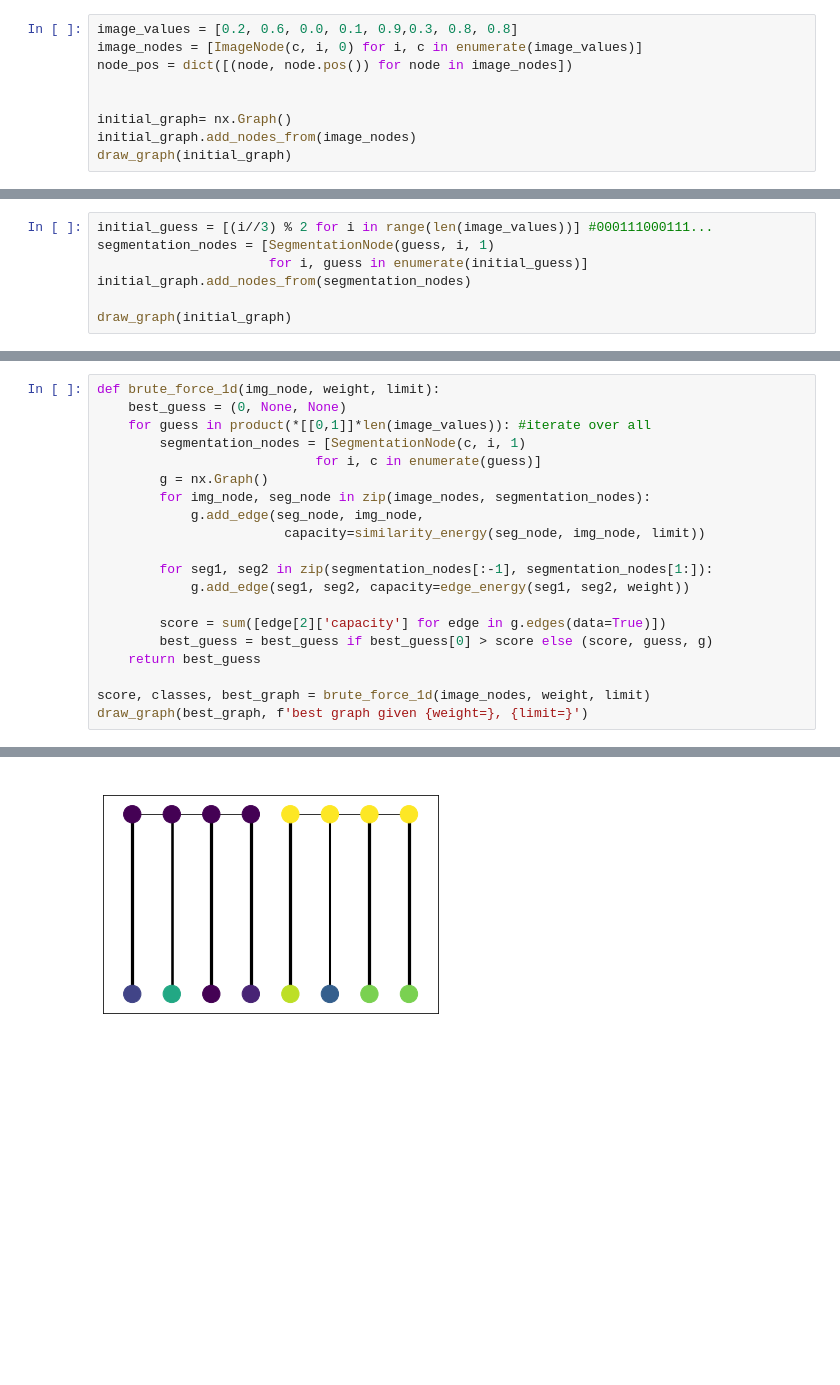
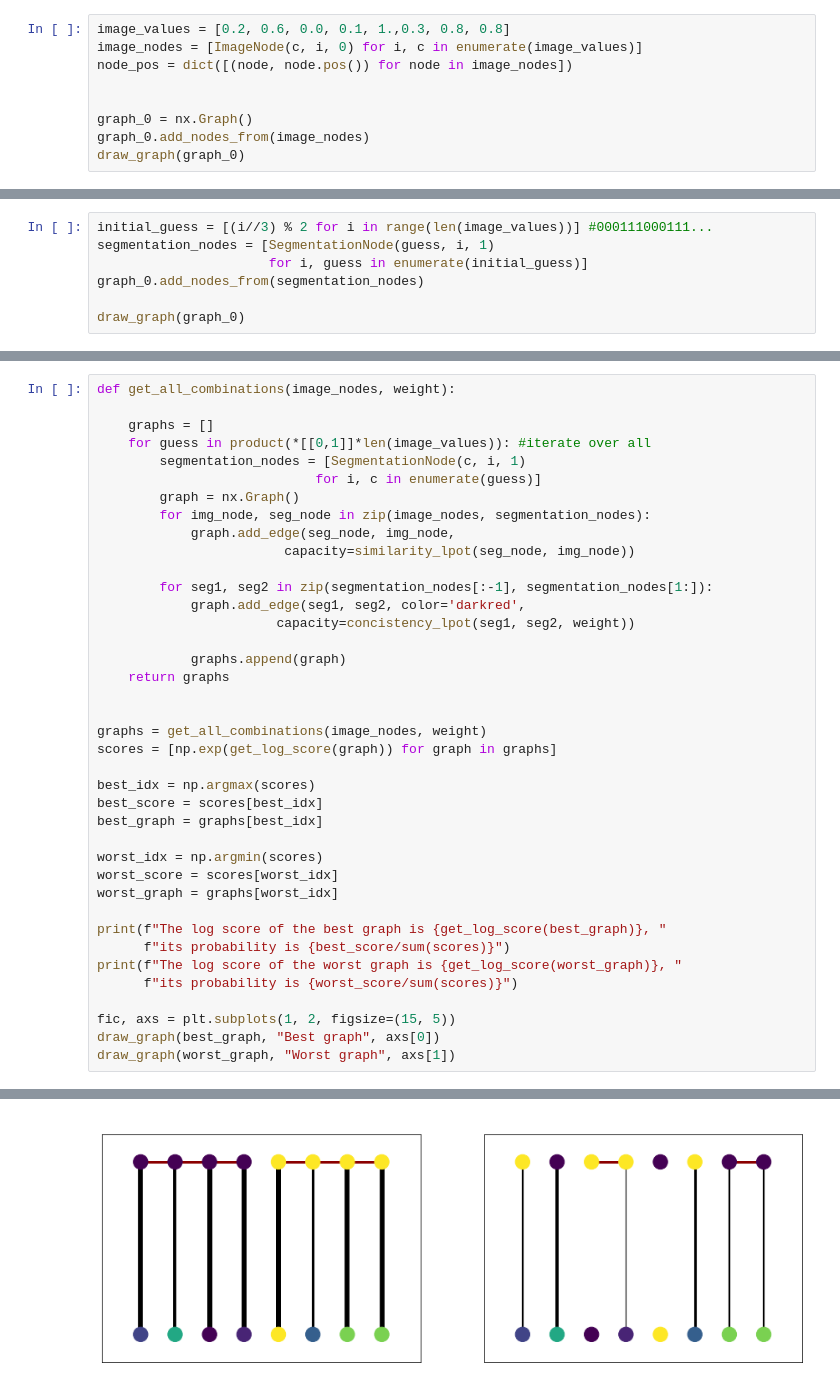
Before and after one commit to emillma/TTK8102_mrf, a Jupyter notebook: src/mrf/graph_cut.ipynb, the cells around one changed output, grey strips where cells are left out. Cells and saved outputs as stored; diff of their text form; blank space fills up the shorter version.

```diff
--- a/src/mrf/graph_cut.ipynb
+++ b/src/mrf/graph_cut.ipynb
@@ -57,10 +55,10 @@ First let us look at a 1d example to get an intuition of how this algorithm work
 # %%
-image_values = [0.2, 0.6, 0.0, 0.1, 0.9,0.3, 0.8, 0.8]
+image_values = [0.2, 0.6, 0.0, 0.1, 1.,0.3, 0.8, 0.8]
 image_nodes = [ImageNode(c, i, 0) for i, c in enumerate(image_values)]
 node_pos = dict([(node, node.pos()) for node in image_nodes])
 
 
-initial_graph= nx.Graph()
-initial_graph.add_nodes_from(image_nodes)
-draw_graph(initial_graph)
+graph_0 = nx.Graph()
+graph_0.add_nodes_from(image_nodes)
+draw_graph(graph_0)
 # %% [output]
@@ -69,7 +69,7 @@ draw_graph(initial_graph)
 initial_guess = [(i//3) % 2 for i in range(len(image_values))] #000111000111...
 segmentation_nodes = [SegmentationNode(guess, i, 1)
                       for i, guess in enumerate(initial_guess)]
-initial_graph.add_nodes_from(segmentation_nodes)
+graph_0.add_nodes_from(segmentation_nodes)
 
-draw_graph(initial_graph)
+draw_graph(graph_0)
 # %% [output]
@@ -100,21 +115,40 @@ draw_graph(initial_graph)
 # %%
-def brute_force_1d(img_node, weight, limit):
-    best_guess = (0, None, None)
+def get_all_combinations(image_nodes, weight):
+
+    graphs = []
     for guess in product(*[[0,1]]*len(image_values)): #iterate over all
         segmentation_nodes = [SegmentationNode(c, i, 1)
                             for i, c in enumerate(guess)]
-        g = nx.Graph()
+        graph = nx.Graph()
         for img_node, seg_node in zip(image_nodes, segmentation_nodes):
-            g.add_edge(seg_node, img_node,
-                        capacity=similarity_energy(seg_node, img_node, limit))
+            graph.add_edge(seg_node, img_node,
+                        capacity=similarity_lpot(seg_node, img_node))
 
         for seg1, seg2 in zip(segmentation_nodes[:-1], segmentation_nodes[1:]):
-            g.add_edge(seg1, seg2, capacity=edge_energy(seg1, seg2, weight))
+            graph.add_edge(seg1, seg2, color='darkred',
+                       capacity=concistency_lpot(seg1, seg2, weight))
 
-        score = sum([edge[2]['capacity'] for edge in g.edges(data=True)])
-        best_guess = best_guess if best_guess[0] > score else (score, guess, g)
-    return best_guess
+            graphs.append(graph)
+    return graphs
 
-score, classes, best_graph = brute_force_1d(image_nodes, weight, limit)
-draw_graph(best_graph, f'best graph given {weight=}, {limit=}')
+
+graphs = get_all_combinations(image_nodes, weight)
+scores = [np.exp(get_log_score(graph)) for graph in graphs]
+
+best_idx = np.argmax(scores)
+best_score = scores[best_idx]
+best_graph = graphs[best_idx]
+
+worst_idx = np.argmin(scores)
+worst_score = scores[worst_idx]
+worst_graph = graphs[worst_idx]
+
+print(f"The log score of the best graph is {get_log_score(best_graph)}, "
+      f"its probability is {best_score/sum(scores)}")
+print(f"The log score of the worst graph is {get_log_score(worst_graph)}, "
+      f"its probability is {worst_score/sum(scores)}")
+
+fic, axs = plt.subplots(1, 2, figsize=(15, 5))
+draw_graph(best_graph, "Best graph", axs[0])
+draw_graph(worst_graph, "Worst graph", axs[1])
 # %% [output]
@@ -121 +157 @@ draw_graph(best_graph, f'best graph given {weight=}, {limit=}')
-[figure, old version]
+[figure, new version]
```
Also changed, not shown: parts of 24 cells of this notebook, 1 other file.
